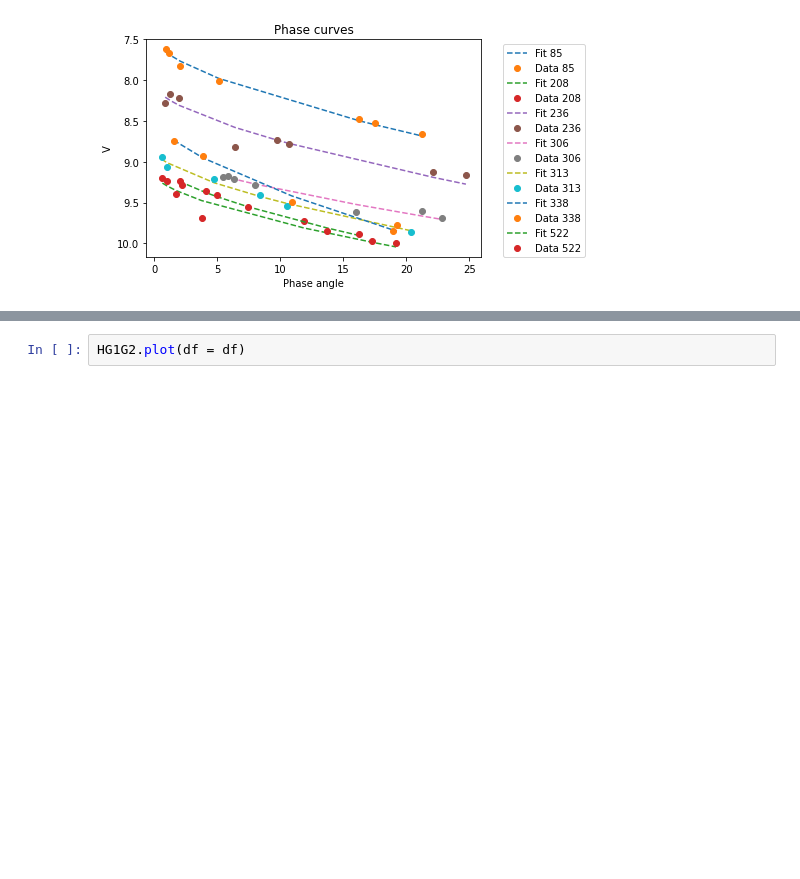
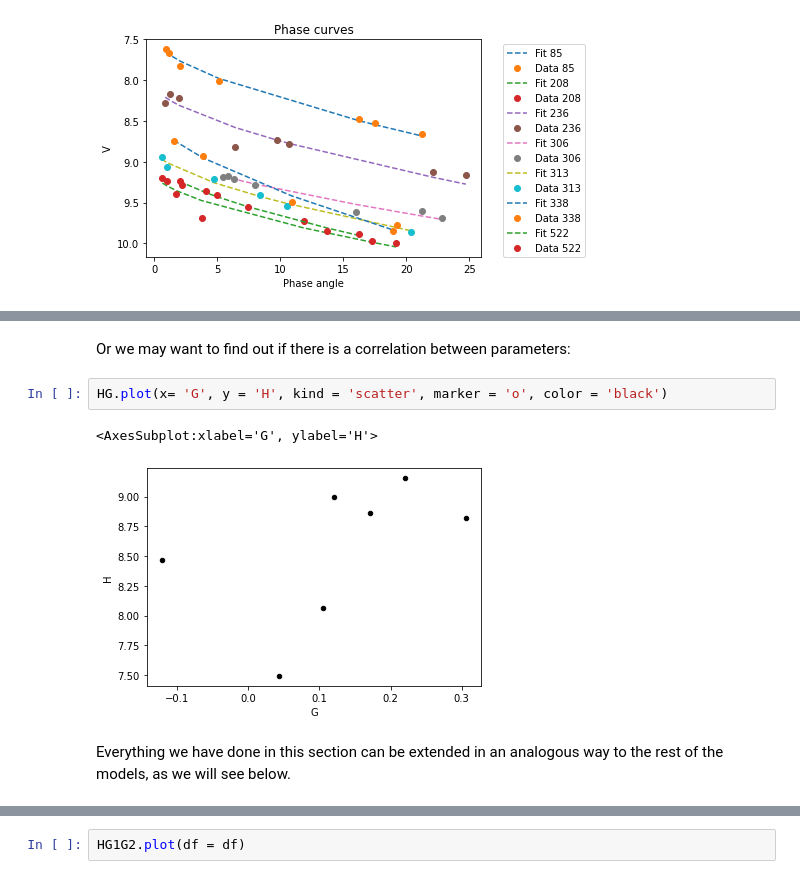
Before and after one commit to milicolazo/Pyedra, a Jupyter notebook: docs/source/tutorial.ipynb, the cells around one changed output, grey strips where cells are left out. Drawn from its saved outputs; the diff is of its cells as text; blank space fills up the shorter version.

```diff
--- a/docs/source/tutorial.ipynb
+++ b/docs/source/tutorial.ipynb
@@ -115,0 +135,9 @@ HG.plot(kind = 'hist')
+# %% [markdown]
+Or we may want to find out if there is a correlation between parameters:
+# %%
+HG.plot(x= 'G', y = 'H', kind = 'scatter', marker = 'o', color = 'black')
+# %% [output]
+<AxesSubplot:xlabel='G', ylabel='H'>
+[figure, added]
+# %% [markdown]
+Everything we have done in this section can be extended in an analogous way to the rest of the models, as we will see below.
```
Also changed, not shown: parts of 74 cells of this notebook.
